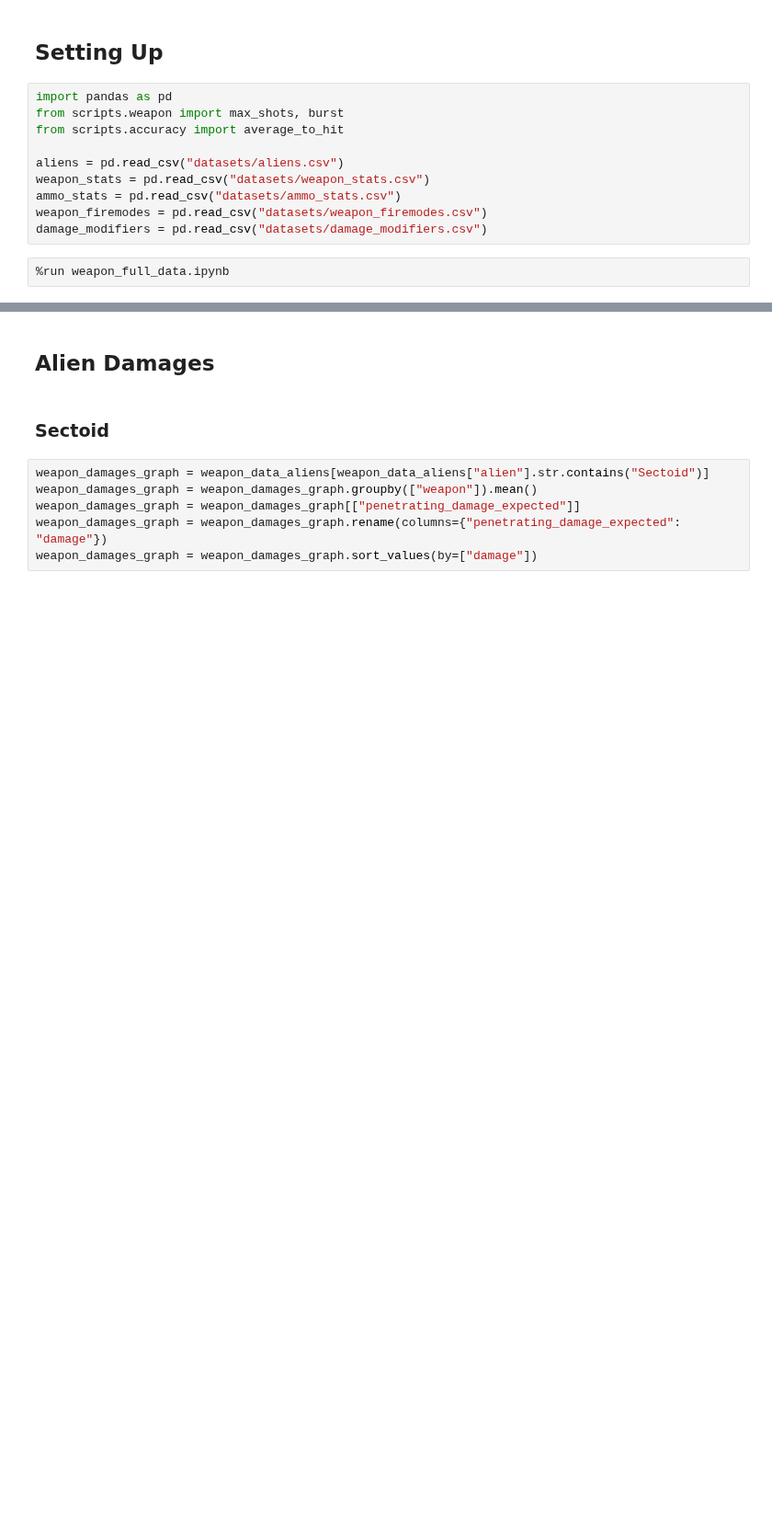
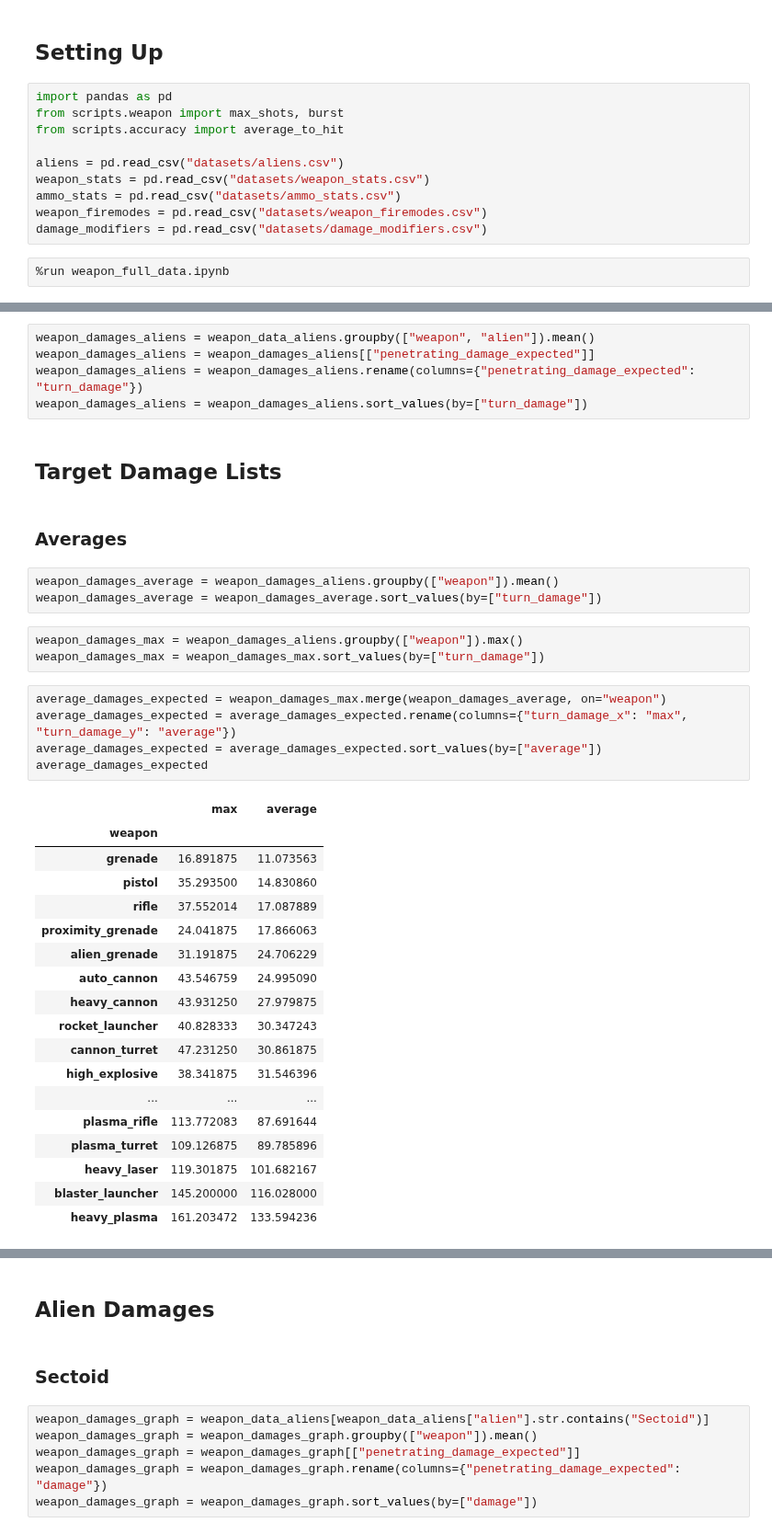
Before and after one commit to Bernardo-MG/xcom-analysis-jupyter-notebook, a Jupyter notebook: enemy_unknown/enemy_survivability.ipynb, the cells around one changed output, grey strips where cells are left out. Shown at 92% size. Drawn from its saved outputs; the diff is of its cells as text; blank space fills up the shorter version.

```diff
--- a/enemy_unknown/enemy_survivability.ipynb
+++ b/enemy_unknown/enemy_survivability.ipynb
@@ -18,0 +21,39 @@ damage_modifiers = pd.read_csv("datasets/damage_modifiers.csv")
+# %%
+weapon_damages_aliens = weapon_data_aliens.groupby(["weapon", "alien"]).mean()
+weapon_damages_aliens = weapon_damages_aliens[["penetrating_damage_expected"]]
+weapon_damages_aliens = weapon_damages_aliens.rename(columns={"penetrating_damage_expected": "turn_damage"})
+weapon_damages_aliens = weapon_damages_aliens.sort_values(by=["turn_damage"])
+# %% [markdown]
+## Target Damage Lists
+# %% [markdown]
+### Averages
+# %%
+weapon_damages_average = weapon_damages_aliens.groupby(["weapon"]).mean()
+weapon_damages_average = weapon_damages_average.sort_values(by=["turn_damage"])
+# %%
+weapon_damages_max = weapon_damages_aliens.groupby(["weapon"]).max()
+weapon_damages_max = weapon_damages_max.sort_values(by=["turn_damage"])
+# %%
+average_damages_expected = weapon_damages_max.merge(weapon_damages_average, on="weapon")
+average_damages_expected = average_damages_expected.rename(columns={"turn_damage_x": "max", "turn_damage_y": "average"})
+average_damages_expected = average_damages_expected.sort_values(by=["average"])
+average_damages_expected
+# %% [output]
+|  | max | average |
+| weapon |  |  |
+| grenade | 16.891875 | 11.073563 |
+| pistol | 35.293500 | 14.830860 |
+| rifle | 37.552014 | 17.087889 |
+| proximity_grenade | 24.041875 | 17.866063 |
+| alien_grenade | 31.191875 | 24.706229 |
+| auto_cannon | 43.546759 | 24.995090 |
+| heavy_cannon | 43.931250 | 27.979875 |
+| rocket_launcher | 40.828333 | 30.347243 |
+| cannon_turret | 47.231250 | 30.861875 |
+| high_explosive | 38.341875 | 31.546396 |
+| ... | ... | ... |
+| plasma_rifle | 113.772083 | 87.691644 |
+| plasma_turret | 109.126875 | 89.785896 |
+| heavy_laser | 119.301875 | 101.682167 |
+| blaster_launcher | 145.200000 | 116.028000 |
+| heavy_plasma | 161.203472 | 133.594236 |
```
Also changed, not shown: parts of 8 cells of this notebook.
